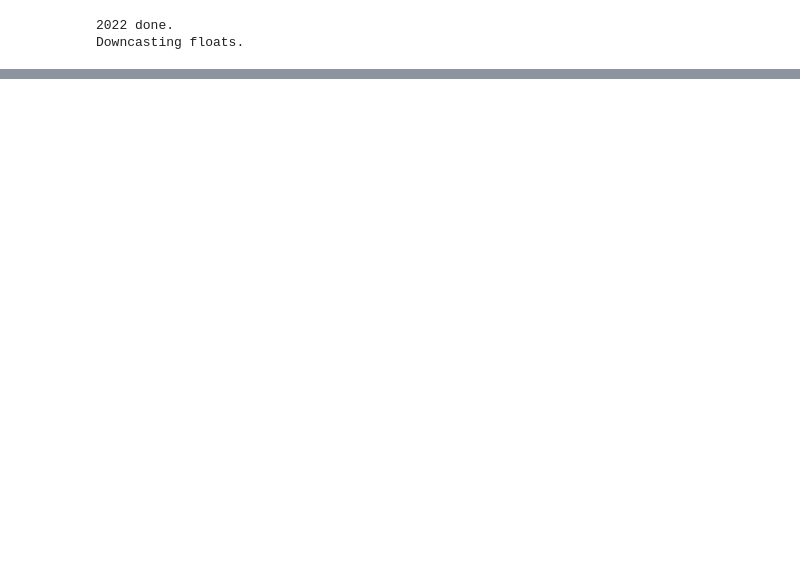
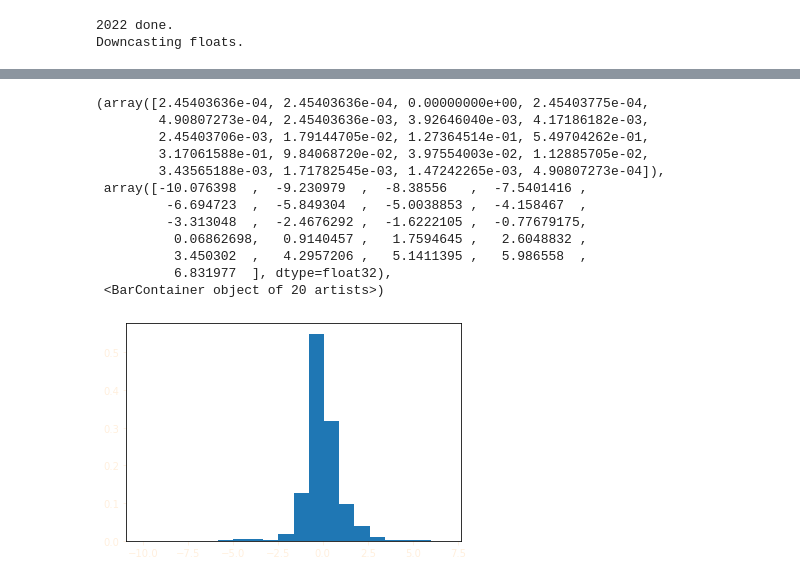
Before and after one commit to keeganheilman/nfl-charts, a Jupyter notebook: team-drive-epa.ipynb, the cells around one changed output, grey strips where cells are left out. Saved outputs shown, nothing was run; the diff lists cells and outputs as text; code cells hidden in the pictures; blank space fills up the shorter version.

```diff
--- a/team-drive-epa.ipynb
+++ b/team-drive-epa.ipynb
@@ -628,0 +676,16 @@ df_play_par[df_play_par['wp'] < .2]
+# %%
+plt.hist(df_pbp[df_pbp.play_type=='run'].epa,bins=20, density=True)
+# %% [output]
+(array([2.45403636e-04, 2.45403636e-04, 0.00000000e+00, 2.45403775e-04,
+        4.90807273e-04, 2.45403636e-03, 3.92646040e-03, 4.17186182e-03,
+        2.45403706e-03, 1.79144705e-02, 1.27364514e-01, 5.49704262e-01,
+        3.17061588e-01, 9.84068720e-02, 3.97554003e-02, 1.12885705e-02,
+        3.43565188e-03, 1.71782545e-03, 1.47242265e-03, 4.90807273e-04]),
+ array([-10.076398  ,  -9.230979  ,  -8.38556   ,  -7.5401416 ,
+         -6.694723  ,  -5.849304  ,  -5.0038853 ,  -4.158467  ,
+         -3.313048  ,  -2.4676292 ,  -1.6222105 ,  -0.77679175,
+          0.06862698,   0.9140457 ,   1.7594645 ,   2.6048832 ,
+          3.450302  ,   4.2957206 ,   5.1411395 ,   5.986558  ,
+          6.831977  ], dtype=float32),
+ <BarContainer object of 20 artists>)
+[figure, added]
```
Also changed, not shown: parts of 10 cells of this notebook.
